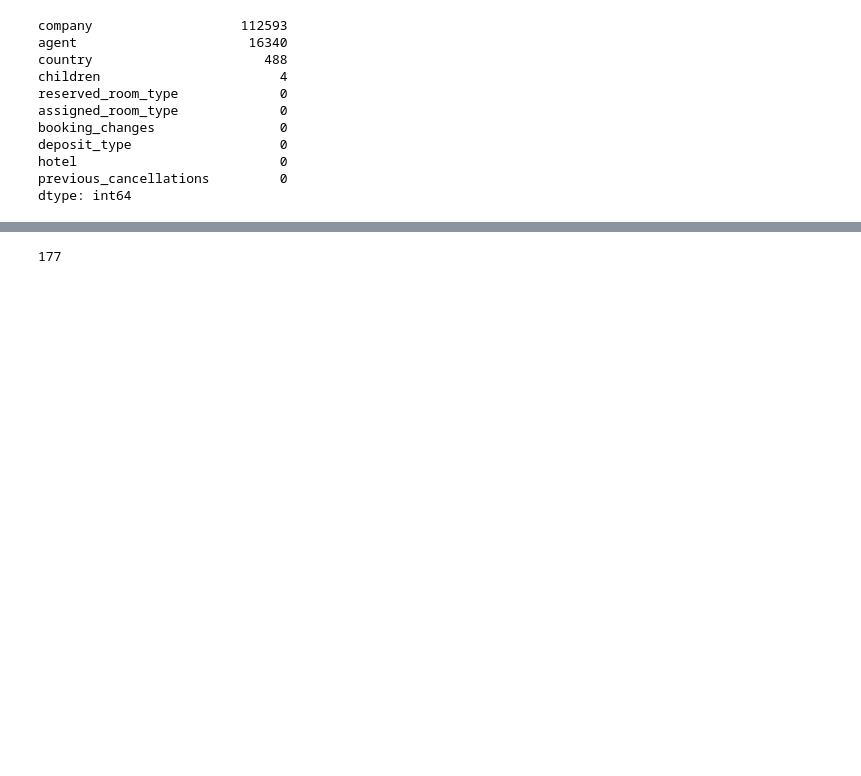
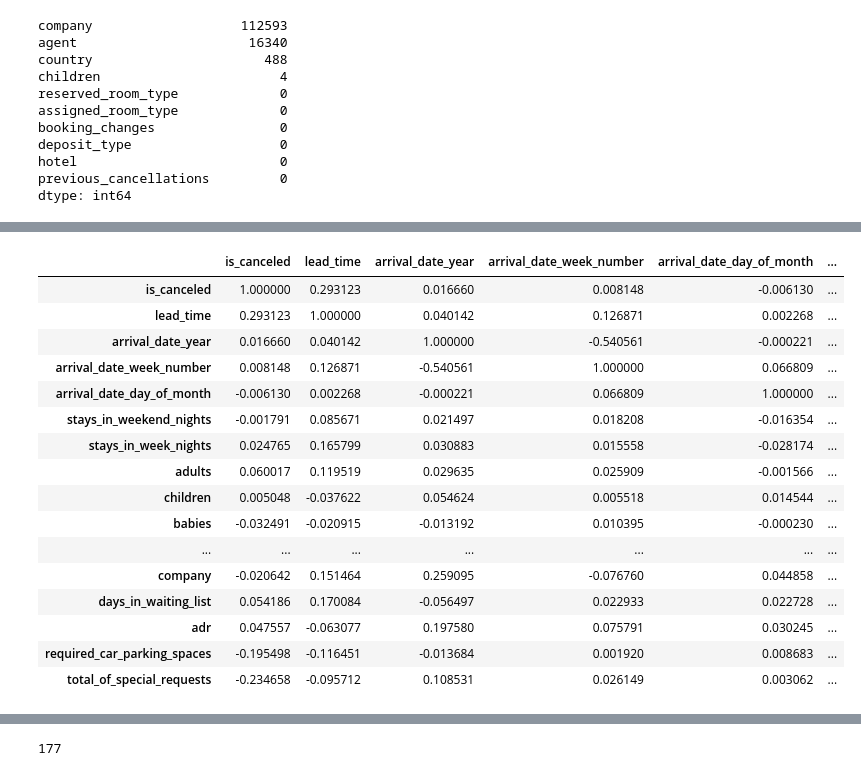
Before and after one commit to Jitesh-333/Capstone_Project, a Jupyter notebook: Hotel_Booking_Analysis_Capstone_Project.ipynb, the cells around one changed output, grey strips where cells are left out. Drawn from its saved outputs; the diff is of its cells as text; code cells hidden in the pictures; blank space fills up the shorter version.

```diff
--- a/Hotel_Booking_Analysis_Capstone_Project.ipynb
+++ b/Hotel_Booking_Analysis_Capstone_Project.ipynb
@@ -192,0 +123,21 @@ Name: country, Length: 119390, dtype: object
+# %%
+cor= df.corr()
+cor
+# %% [output]
+|  | is_canceled | lead_time | arrival_date_year | arrival_date_week_number | arrival_date_day_of_month | ... |
+| is_canceled | 1.000000 | 0.293123 | 0.016660 | 0.008148 | -0.006130 | ... |
+| lead_time | 0.293123 | 1.000000 | 0.040142 | 0.126871 | 0.002268 | ... |
+| arrival_date_year | 0.016660 | 0.040142 | 1.000000 | -0.540561 | -0.000221 | ... |
+| arrival_date_week_number | 0.008148 | 0.126871 | -0.540561 | 1.000000 | 0.066809 | ... |
+| arrival_date_day_of_month | -0.006130 | 0.002268 | -0.000221 | 0.066809 | 1.000000 | ... |
+| stays_in_weekend_nights | -0.001791 | 0.085671 | 0.021497 | 0.018208 | -0.016354 | ... |
+| stays_in_week_nights | 0.024765 | 0.165799 | 0.030883 | 0.015558 | -0.028174 | ... |
+| adults | 0.060017 | 0.119519 | 0.029635 | 0.025909 | -0.001566 | ... |
+| children | 0.005048 | -0.037622 | 0.054624 | 0.005518 | 0.014544 | ... |
+| babies | -0.032491 | -0.020915 | -0.013192 | 0.010395 | -0.000230 | ... |
+| ... | ... | ... | ... | ... | ... | ... |
+| company | -0.020642 | 0.151464 | 0.259095 | -0.076760 | 0.044858 | ... |
+| days_in_waiting_list | 0.054186 | 0.170084 | -0.056497 | 0.022933 | 0.022728 | ... |
+| adr | 0.047557 | -0.063077 | 0.197580 | 0.075791 | 0.030245 | ... |
+| required_car_parking_spaces | -0.195498 | -0.116451 | -0.013684 | 0.001920 | 0.008683 | ... |
+| total_of_special_requests | -0.234658 | -0.095712 | 0.108531 | 0.026149 | 0.003062 | ... |
```
Also changed, not shown: parts of 21 cells of this notebook.
